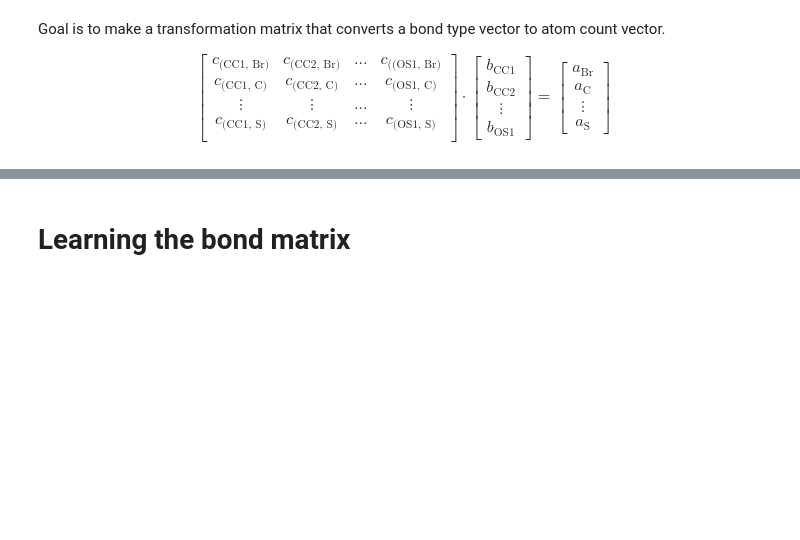
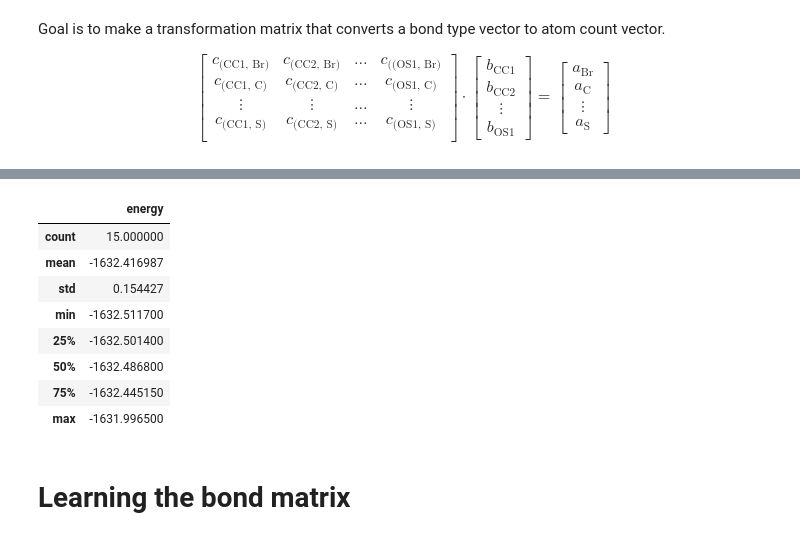
Before and after one commit to nomomon/NN-course-project, a Jupyter notebook: 3. New preprocessing.ipynb, the cells around one changed output, grey strips where cells are left out. Cells and saved outputs as stored; diff of their text form; code cells hidden in the pictures; blank space fills up the shorter version.

```diff
--- a/3. New preprocessing.ipynb
+++ b/3. New preprocessing.ipynb
@@ -72,3 +139,17 @@ abs((TM @ bond_types.T - atom_counts.T).T).mean(axis=0)
+# %%
+e = pd.read_csv('data/processed/energy.csv')
+
+e.loc[58020:58034].describe()
+# %% [output]
+|  | energy |
+| count | 15.000000 |
+| mean | -1632.416987 |
+| std | 0.154427 |
+| min | -1632.511700 |
+| 25% | -1632.501400 |
+| 50% | -1632.486800 |
+| 75% | -1632.445150 |
+| max | -1631.996500 |
 # %%
 a = abs((TM @ bond_types.T - atom_counts.T).T).sum(axis=1) == 0
 a[a]
```
Also changed, not shown: parts of 7 cells of this notebook.
